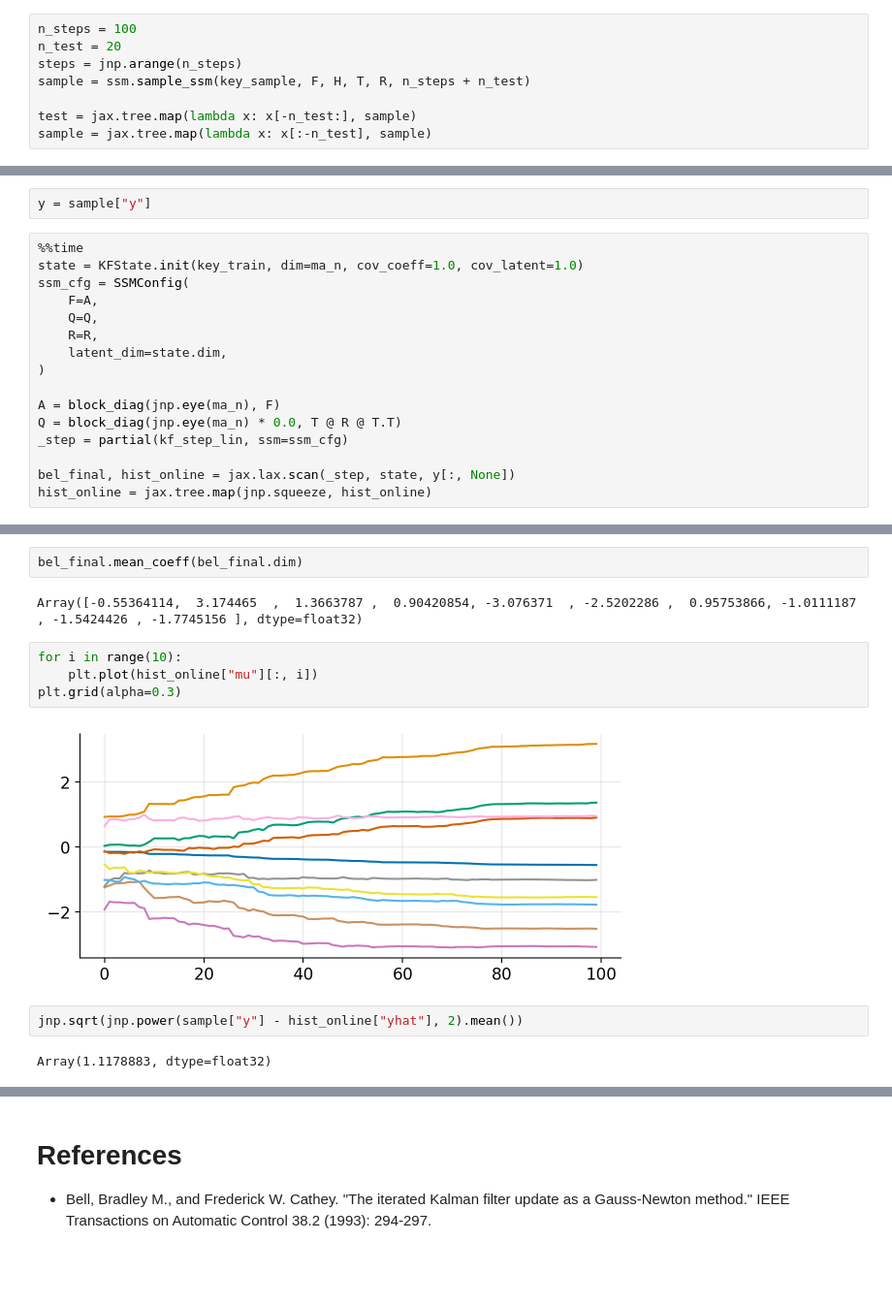
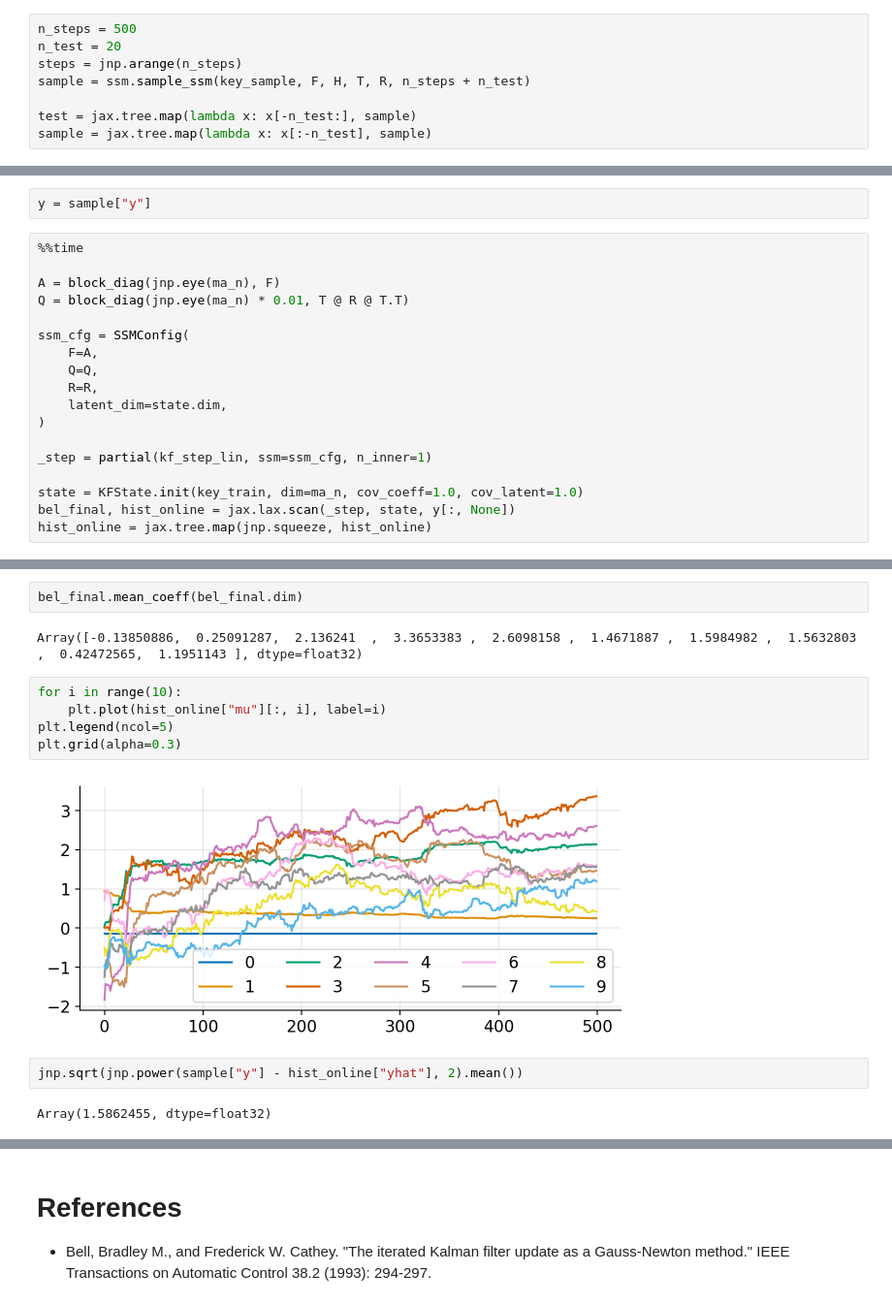
Before and after one commit to gerdm/filtering-notes, a Jupyter notebook: 03-kalman-filter/arma-learning.ipynb, the cells around one changed output, grey strips where cells are left out. Shown at 97% size. Saved outputs shown, nothing was run; the diff lists cells and outputs as text; blank space fills up the shorter version.

```diff
--- a/03-kalman-filter/arma-learning.ipynb
+++ b/03-kalman-filter/arma-learning.ipynb
@@ -102,7 +102,7 @@ dim_state = len(H)
 # R = jnp.eye(1) * 1.0 ** 2
 R = jnp.eye(1) * 1.0 ** 2
 # %%
-n_steps = 100
+n_steps = 500
 n_test = 20
 steps = jnp.arange(n_steps)
 sample = ssm.sample_ssm(key_sample, F, H, T, R, n_steps + n_test)
@@ -260,7 +278,10 @@ def kf_step_lin(bel, y, ssm):
 y = sample["y"]
 # %%
 %%time
-state = KFState.init(key_train, dim=ma_n, cov_coeff=1.0, cov_latent=1.0)
+
+A = block_diag(jnp.eye(ma_n), F)
+Q = block_diag(jnp.eye(ma_n) * 0.01, T @ R @ T.T)
+
 ssm_cfg = SSMConfig(
     F=A,
     Q=Q,
@@ -268,10 +289,9 @@ ssm_cfg = SSMConfig(
     latent_dim=state.dim,
 )
 
-A = block_diag(jnp.eye(ma_n), F)
-Q = block_diag(jnp.eye(ma_n) * 0.0, T @ R @ T.T)
-_step = partial(kf_step_lin, ssm=ssm_cfg)
+_step = partial(kf_step_lin, ssm=ssm_cfg, n_inner=1)
 
+state = KFState.init(key_train, dim=ma_n, cov_coeff=1.0, cov_latent=1.0)
 bel_final, hist_online = jax.lax.scan(_step, state, y[:, None])
 hist_online = jax.tree.map(jnp.squeeze, hist_online)
 # %% [output]
@@ -280,17 +300,18 @@ Wall time: 134 ms
-# %%
-bel_final.mean_coeff(bel_final.dim)
-# %% [output]
-Array([-0.55364114,  3.174465  ,  1.3663787 ,  0.90420854, -3.076371  , -2.5202286 ,  0.95753866, -1.0111187 , -1.5424426 , -1.7745156 ], dtype=float32)
+# %%
+bel_final.mean_coeff(bel_final.dim)
+# %% [output]
+Array([-0.13850886,  0.25091287,  2.136241  ,  3.3653383 ,  2.6098158 ,  1.4671887 ,  1.5984982 ,  1.5632803 ,  0.42472565,  1.1951143 ], dtype=float32)
 # %%
 for i in range(10):
-    plt.plot(hist_online["mu"][:, i])
+    plt.plot(hist_online["mu"][:, i], label=i)
+plt.legend(ncol=5)
 plt.grid(alpha=0.3)
 # %% [output]
-[figure, old version]
+[figure, new version]
-# %%
-jnp.sqrt(jnp.power(sample["y"] - hist_online["yhat"], 2).mean())
-# %% [output]
-Array(1.1178883, dtype=float32)
+# %%
+jnp.sqrt(jnp.power(sample["y"] - hist_online["yhat"], 2).mean())
+# %% [output]
+Array(1.5862455, dtype=float32)
 # %%
 jnp.sqrt(jnp.power(sample["y"] - hist_optimal["yhat"], 2).mean())
 # %% [output]
```
Also changed, not shown: parts of 12 cells of this notebook.
